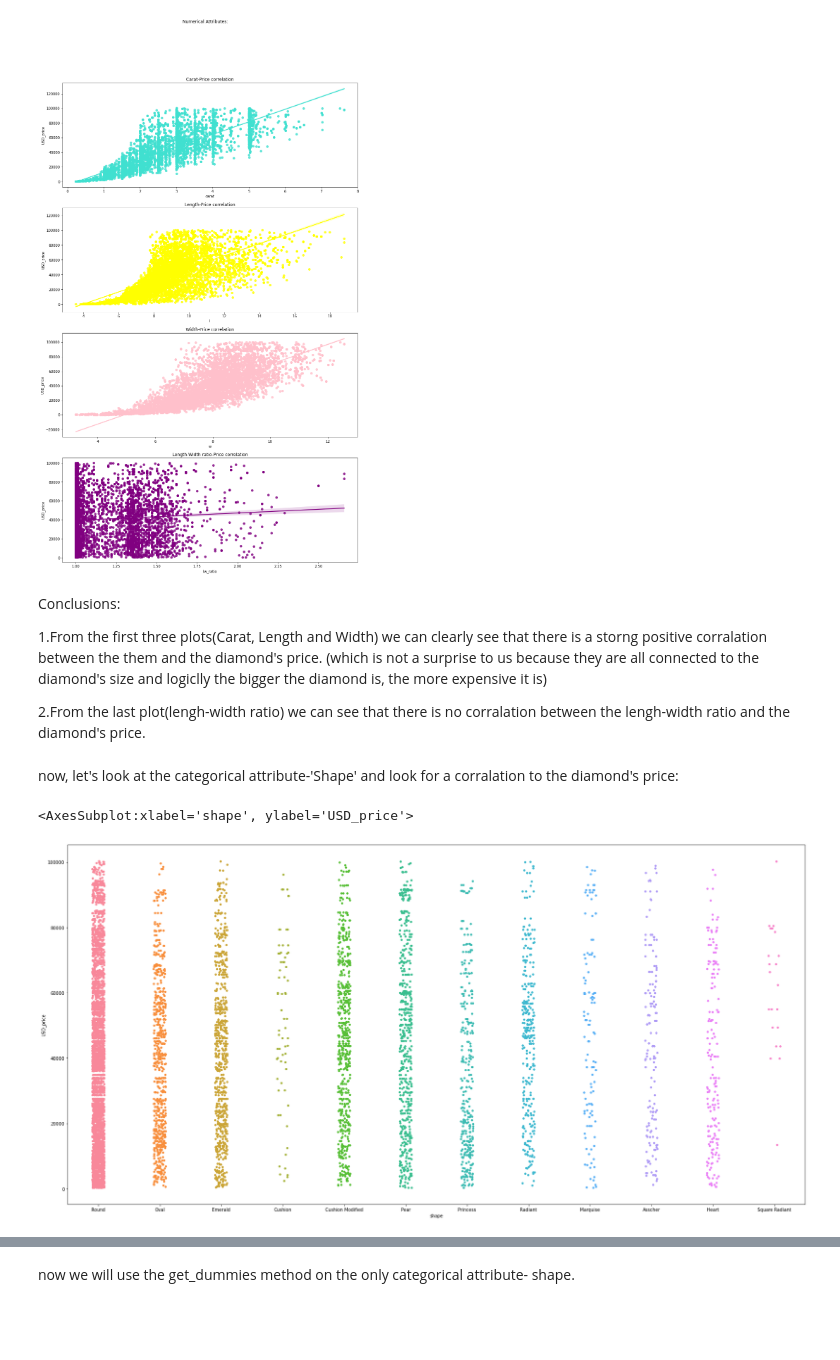
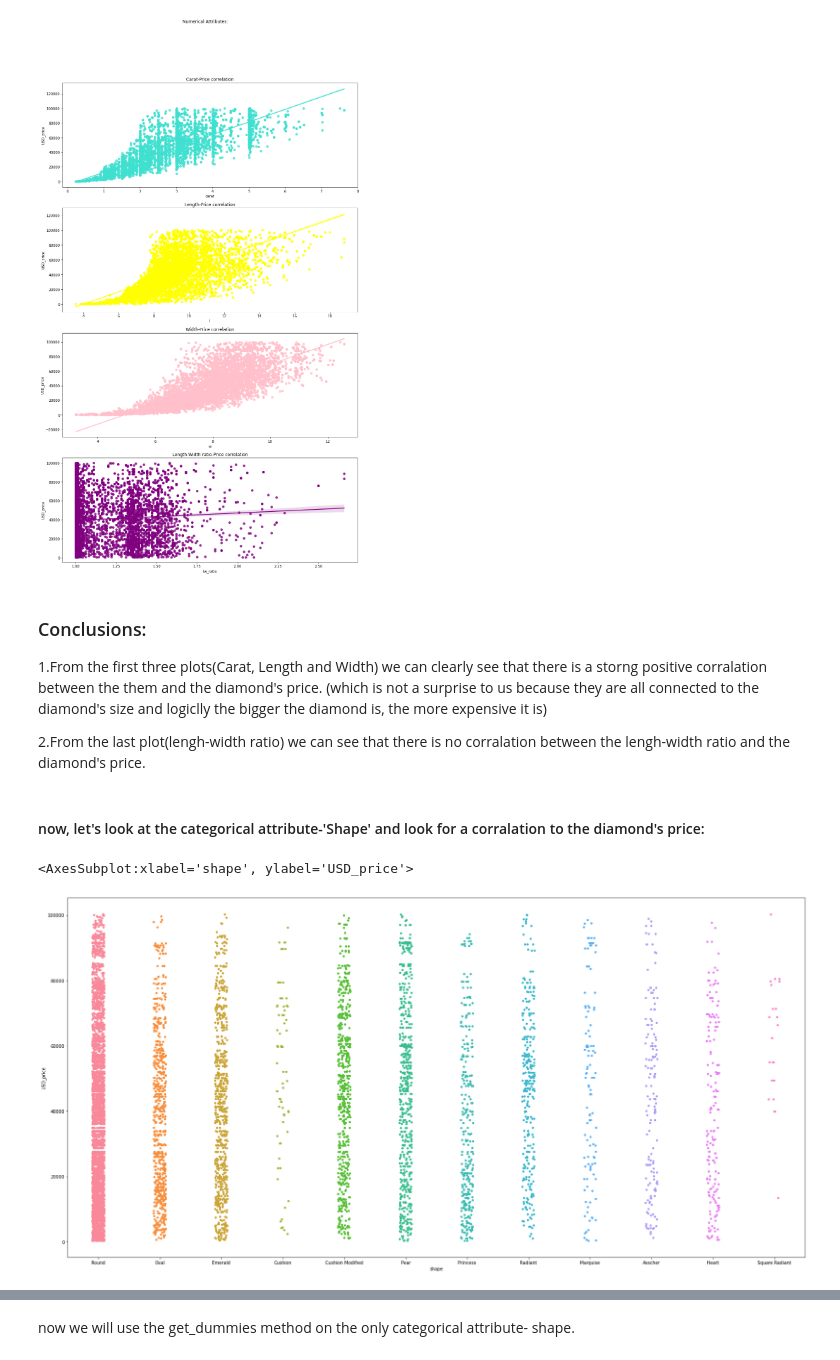
Before and after one commit to GitlerIsrael/Diamonds-price-prediction-model, a Jupyter notebook: Diamond-price-prediction-model.ipynb, the cells around one changed output, grey strips where cells are left out. Saved outputs shown, nothing was run; the diff lists cells and outputs as text; code cells hidden in the pictures; blank space fills up the shorter version.

```diff
--- a/Diamond-price-prediction-model.ipynb
+++ b/Diamond-price-prediction-model.ipynb
@@ -498,18 +598,18 @@ ax4.set_title("Length-Width ratio-Price correlation")
 Text(0.5, 1.0, 'Length-Width ratio-Price correlation')
 [figure]
 # %% [markdown]
-Conclusions:
+### Conclusions:
 
 1.From the first three plots(Carat, Length and Width) we can clearly see that there is a storng positive corralation between the them and the diamond's price. (which is not a surprise to us because they are all connected to the diamond's size and logiclly the bigger the diamond is, the more expensive it is)
 
 2.From the last plot(lengh-width ratio) we can see that there is no corralation between the lengh-width ratio and the diamond's price.
 # %% [markdown]
-now, let's look at the categorical attribute-'Shape' and look for a corralation to the diamond's price:
+#### now, let's look at the categorical attribute-'Shape' and look for a corralation to the diamond's price:
 # %%
-fig, axes = plt.subplots(1, 1, figsize=(30, 15))
+plt.figure(figsize = (30,15))
 #title('Shapes')
 sns.stripplot(x="shape", y="USD_price", data=train_set)
 # %% [output]
 <AxesSubplot:xlabel='shape', ylabel='USD_price'>
-[figure, old version]
+[figure, new version]
 # %% [markdown]
```
Also changed, not shown: parts of 65 cells of this notebook, 14 other files.
